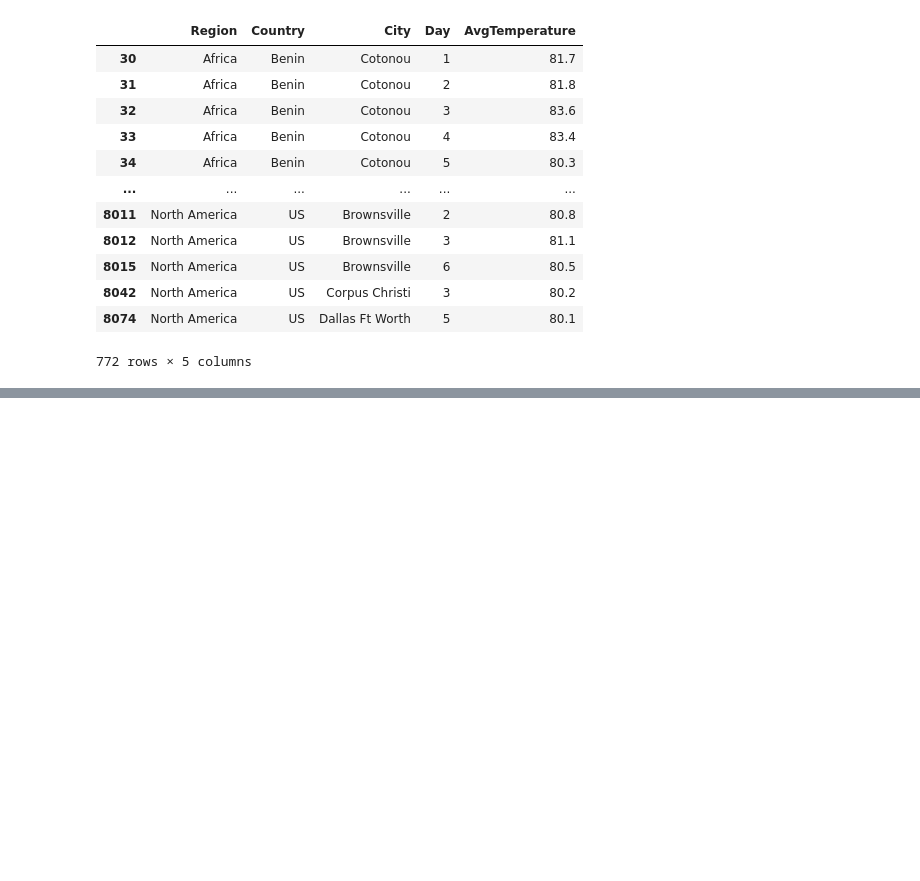
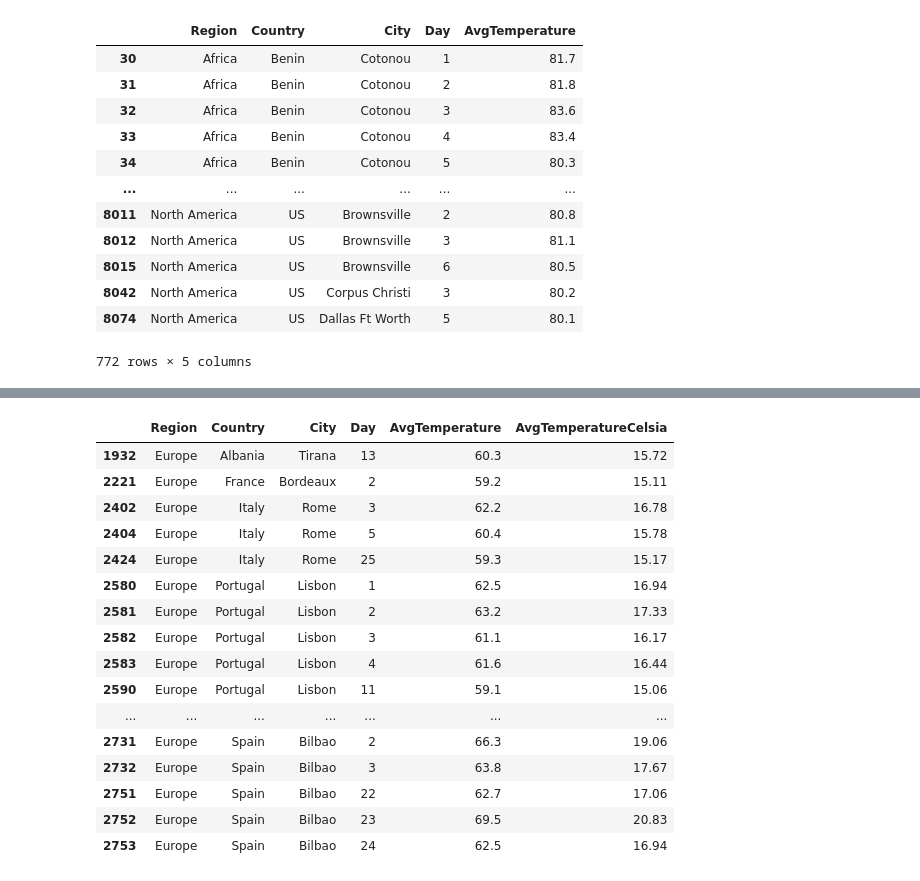
Before and after one commit to BarboraHolubova/python-kurz-podzim-2023, a Jupyter notebook: ukol-8.ipynb, the cells around one changed output, grey strips where cells are left out. Cells and saved outputs as stored; diff of their text form; code cells hidden in the pictures; blank space fills up the shorter version.

```diff
--- a/ukol-8.ipynb
+++ b/ukol-8.ipynb
@@ -100,0 +107,3 @@ extremni_teploty
+# %%
+prumerna_teplota["AvgTemperatureCelsia"] = pytemperature.f2c(prumerna_teplota["AvgTemperature"])
+prumerna_teplota
@@ -100,0 +141,21 @@ extremni_teploty
+# %%
+vyssi_nez_15_evropa = prumerna_teplota[(prumerna_teplota["AvgTemperatureCelsia"] > 15) & (prumerna_teplota["Region"] == "Europe")]
+vyssi_nez_15_evropa
+# %% [output]
+|  | Region | Country | City | Day | AvgTemperature | AvgTemperatureCelsia |
+| 1932 | Europe | Albania | Tirana | 13 | 60.3 | 15.72 |
+| 2221 | Europe | France | Bordeaux | 2 | 59.2 | 15.11 |
+| 2402 | Europe | Italy | Rome | 3 | 62.2 | 16.78 |
+| 2404 | Europe | Italy | Rome | 5 | 60.4 | 15.78 |
+| 2424 | Europe | Italy | Rome | 25 | 59.3 | 15.17 |
+| 2580 | Europe | Portugal | Lisbon | 1 | 62.5 | 16.94 |
+| 2581 | Europe | Portugal | Lisbon | 2 | 63.2 | 17.33 |
+| 2582 | Europe | Portugal | Lisbon | 3 | 61.1 | 16.17 |
+| 2583 | Europe | Portugal | Lisbon | 4 | 61.6 | 16.44 |
+| 2590 | Europe | Portugal | Lisbon | 11 | 59.1 | 15.06 |
+| ... | ... | ... | ... | ... | ... | ... |
+| 2731 | Europe | Spain | Bilbao | 2 | 66.3 | 19.06 |
+| 2732 | Europe | Spain | Bilbao | 3 | 63.8 | 17.67 |
+| 2751 | Europe | Spain | Bilbao | 22 | 62.7 | 17.06 |
+| 2752 | Europe | Spain | Bilbao | 23 | 69.5 | 20.83 |
+| 2753 | Europe | Spain | Bilbao | 24 | 62.5 | 16.94 |
```
Also changed, not shown: parts of 5 cells of this notebook.
